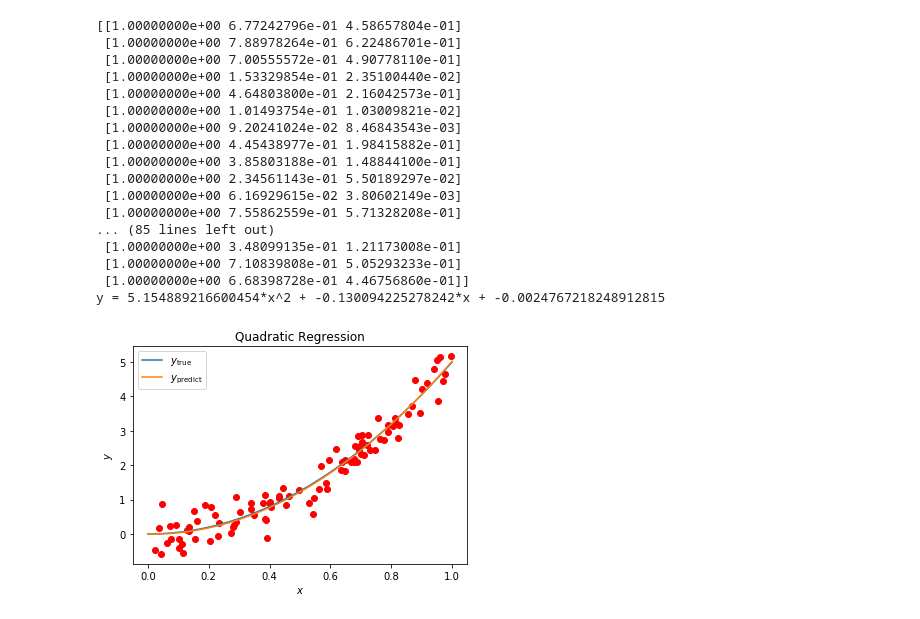
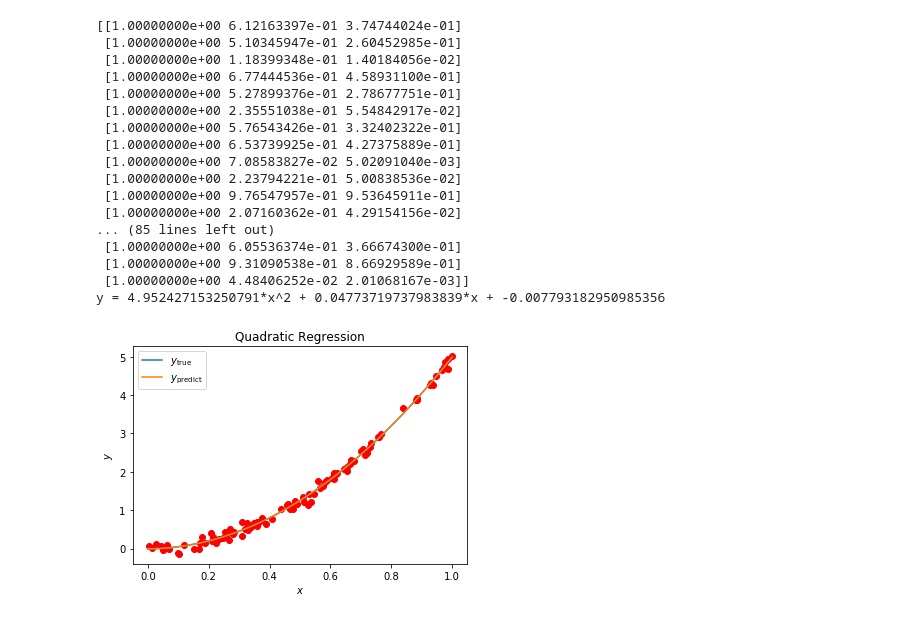
Before and after one commit to Daskalovski13/Homework, a Jupyter notebook: Homework1.ipynb, the cells around one changed output. Drawn from its saved outputs; the diff is of its cells as text; code cells hidden in the pictures.

```diff
--- a/Homework1.ipynb
+++ b/Homework1.ipynb
@@ -1,12 +1,12 @@
 # %%
-#Exercise 3, 1:
+#Exercise 3), 1.
 
 import numpy as np
 import matplotlib.pyplot as plt
 
 n = 100 # data points
 xmax = 1
-error = 0.3
+error = 0.1
 
 # The following simple Python instructions define our x and y values (with 100 data points)
 x = np.random.rand(n,xmax)
@@ -15,47 +15,47 @@ y = 5*x*x+error*np.random.randn(n,xmax) # y = 5x^2 + noise
 #for xi, yi in zip(x, y):
 #    print(xi, yi)
 
 X = np.c_[np.ones((n,1)), x, x*x] # column wise array concatenation
 print(X)
 
 beta = np.linalg.inv(X.T.dot(X)).dot(X.T).dot(y)
 print("y = " + str(beta[2,0]) + "*x^2 + " + str(beta[1,0]) + "*x + " + str(beta[0,0]))
 
 nfit = 100
 xplot = np.arange(nfit)*xmax / (nfit - 1) # nfit points, evenly distributed
 #print(xplot)
 #print(xplot**2)
 
 Xplot = np.c_[np.ones((nfit,1)), xplot, xplot**2] # concatenate columns (as above)
 
 ypredict = Xplot.dot(beta)
 
 ytrue = 5*xplot*xplot
 
 plt.plot(x, y ,'ro')
 plt.plot(xplot, ytrue, label="$y_{\mathrm{true}}$")
 plt.plot(xplot, ypredict, label="$y_{\mathrm{predict}}$")
 plt.xlabel(r'$x$')
 plt.ylabel(r'$y$')
 plt.title(r'Quadratic Regression')
 plt.legend()
 plt.show()
 # %% [output]
-[[1.00000000e+00 6.77242796e-01 4.58657804e-01]
- [1.00000000e+00 7.88978264e-01 6.22486701e-01]
- [1.00000000e+00 7.00555572e-01 4.90778110e-01]
- [1.00000000e+00 1.53329854e-01 2.35100440e-02]
- [1.00000000e+00 4.64803800e-01 2.16042573e-01]
- [1.00000000e+00 1.01493754e-01 1.03009821e-02]
- [1.00000000e+00 9.20241024e-02 8.46843543e-03]
- [1.00000000e+00 4.45438977e-01 1.98415882e-01]
- [1.00000000e+00 3.85803188e-01 1.48844100e-01]
- [1.00000000e+00 2.34561143e-01 5.50189297e-02]
- [1.00000000e+00 6.16929615e-02 3.80602149e-03]
- [1.00000000e+00 7.55862559e-01 5.71328208e-01]
+[[1.00000000e+00 6.12163397e-01 3.74744024e-01]
+ [1.00000000e+00 5.10345947e-01 2.60452985e-01]
+ [1.00000000e+00 1.18399348e-01 1.40184056e-02]
+ [1.00000000e+00 6.77444536e-01 4.58931100e-01]
+ [1.00000000e+00 5.27899376e-01 2.78677751e-01]
+ [1.00000000e+00 2.35551038e-01 5.54842917e-02]
+ [1.00000000e+00 5.76543426e-01 3.32402322e-01]
+ [1.00000000e+00 6.53739925e-01 4.27375889e-01]
+ [1.00000000e+00 7.08583827e-02 5.02091040e-03]
+ [1.00000000e+00 2.23794221e-01 5.00838536e-02]
+ [1.00000000e+00 9.76547957e-01 9.53645911e-01]
+ [1.00000000e+00 2.07160362e-01 4.29154156e-02]
 ... (85 lines left out)
- [1.00000000e+00 3.48099135e-01 1.21173008e-01]
- [1.00000000e+00 7.10839808e-01 5.05293233e-01]
- [1.00000000e+00 6.68398728e-01 4.46756860e-01]]
-y = 5.154889216600454*x^2 + -0.130094225278242*x + -0.0024767218248912815
+ [1.00000000e+00 6.05536374e-01 3.66674300e-01]
+ [1.00000000e+00 9.31090538e-01 8.66929589e-01]
+ [1.00000000e+00 4.48406252e-02 2.01068167e-03]]
+y = 4.952427153250791*x^2 + 0.04773719737983839*x + -0.007793182950985356
-[figure, old version]
+[figure, new version]
```
Also changed, not shown: parts of 4 cells of this notebook.
